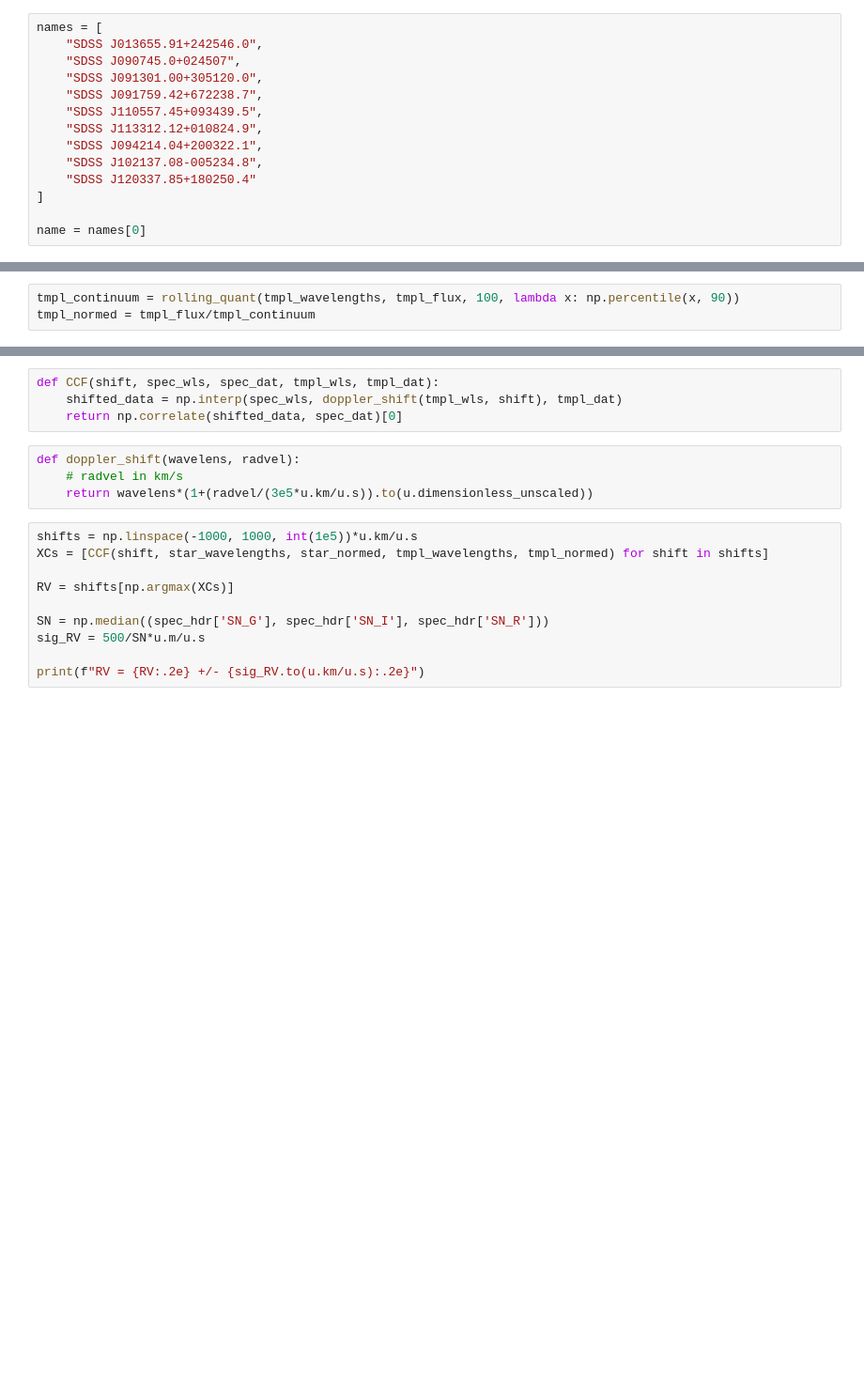
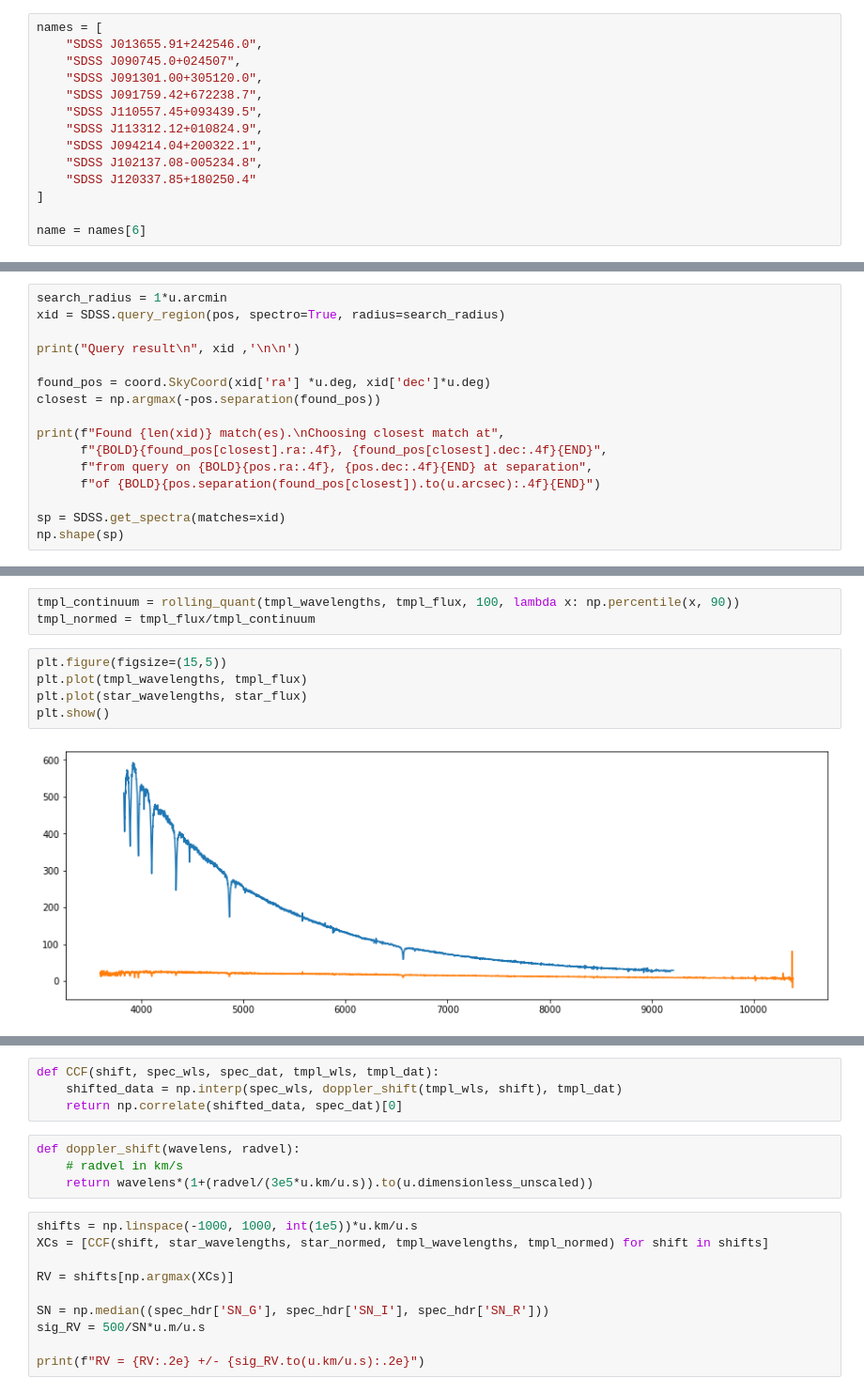
Before and after one commit to nabeelre/gaia-sdss-hvs, a Jupyter notebook: spectra.ipynb, the cells around one changed output, grey strips where cells are left out. Shown: that part at 94% size. Saved outputs shown, nothing was run; the diff lists cells and outputs as text; blank space fills up the shorter version.

Commit message:
renamed main script, added gaia query

```diff
--- a/spectra.ipynb
+++ b/spectra.ipynb
@@ -60,6 +63,6 @@ names = [
     "SDSS J120337.85+180250.4"
 ]
 
-name = names[0]
+name = names[6]
 # %%
 RA, Dec = extract_coords(name)
@@ -84,0 +74,16 @@ for hdu in sp[0]:
+# %%
+search_radius = 1*u.arcmin
+xid = SDSS.query_region(pos, spectro=True, radius=search_radius)
+
+print("Query result\n", xid ,'\n\n')
+
+found_pos = coord.SkyCoord(xid['ra'] *u.deg, xid['dec']*u.deg)
+closest = np.argmax(-pos.separation(found_pos))
+
+print(f"Found {len(xid)} match(es).\nChoosing closest match at",
+      f"{BOLD}{found_pos[closest].ra:.4f}, {found_pos[closest].dec:.4f}{END}",
+      f"from query on {BOLD}{pos.ra:.4f}, {pos.dec:.4f}{END} at separation",
+      f"of {BOLD}{pos.separation(found_pos[closest]).to(u.arcsec):.4f}{END}")
+
+sp = SDSS.get_spectra(matches=xid)
+np.shape(sp)
@@ -130,6 +147,13 @@ tmpl_flux = spec_dat[0]
 # %%
 tmpl_continuum = rolling_quant(tmpl_wavelengths, tmpl_flux, 100, lambda x: np.percentile(x, 90))
 tmpl_normed = tmpl_flux/tmpl_continuum
+# %%
+plt.figure(figsize=(15,5))
+plt.plot(tmpl_wavelengths, tmpl_flux)
+plt.plot(star_wavelengths, star_flux)
+plt.show()
+# %% [output]
+[figure, added]
 # %%
 plt.figure(figsize=(15,5))
 plt.plot(tmpl_wavelengths, tmpl_normed)
```
Also changed, not shown: parts of 19 cells of this notebook, 4 other files.
